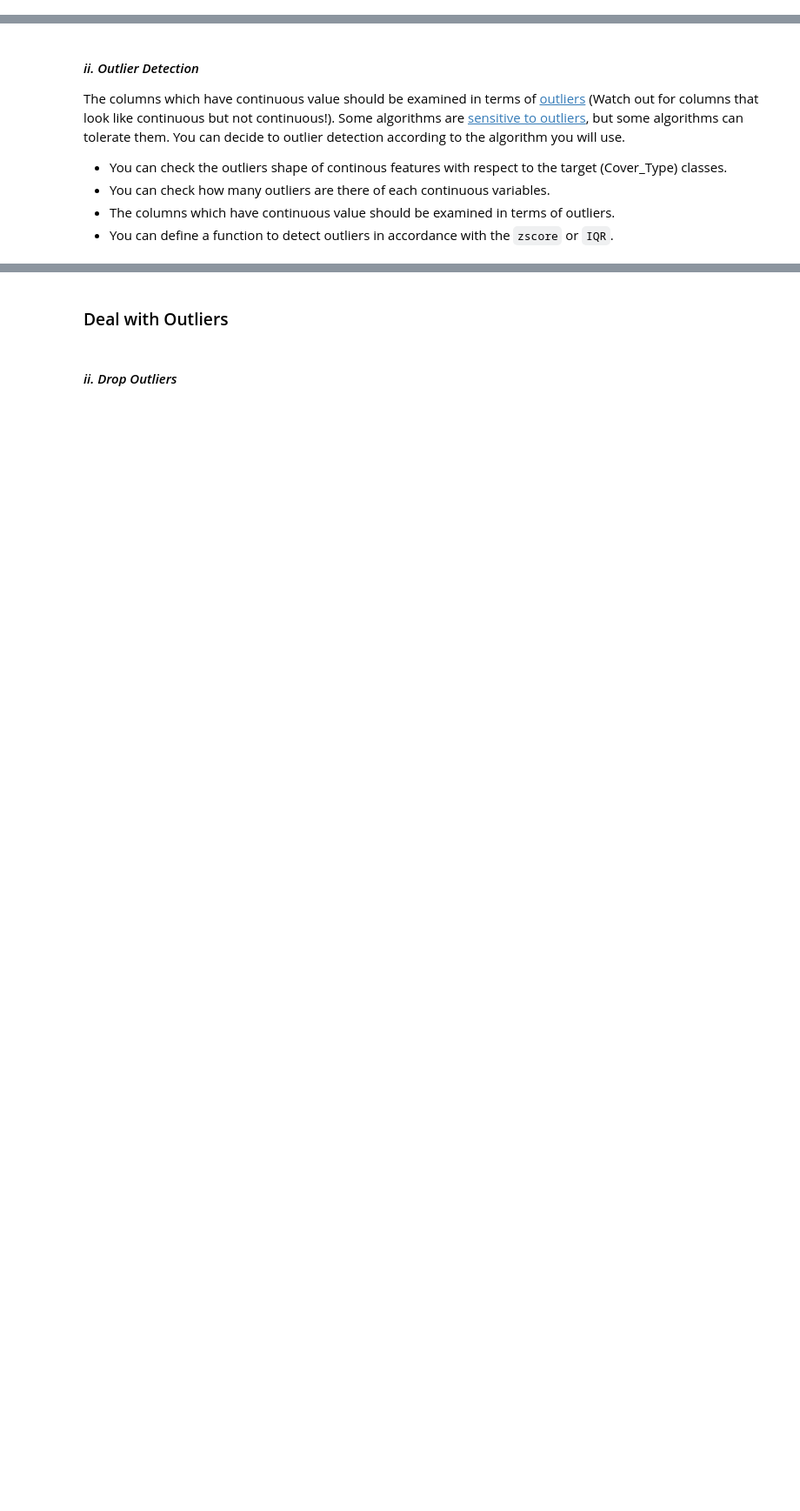
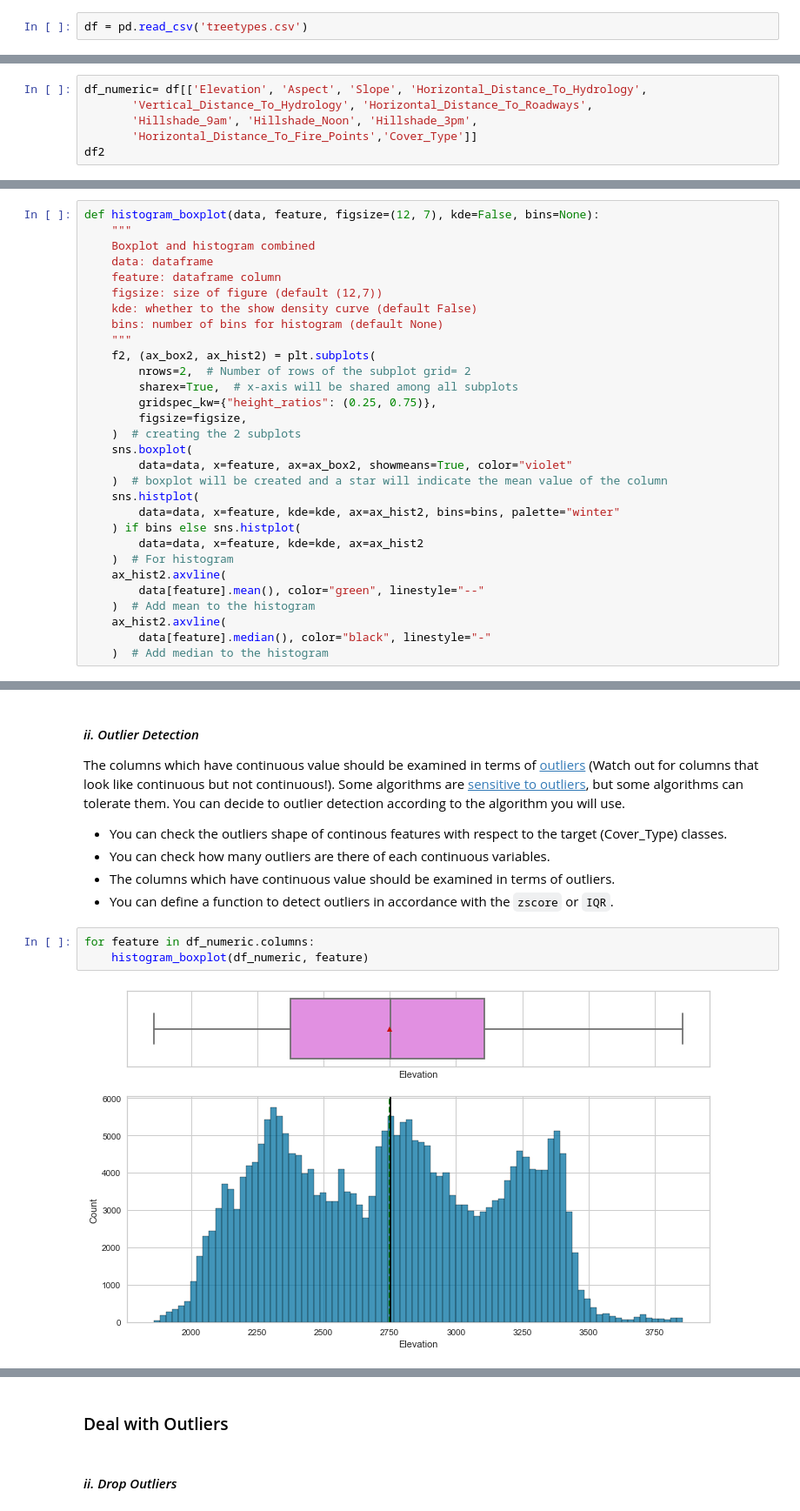
Before and after one commit to yasir5008/DS_-_ITF_Just_Working_Directory, a Jupyter notebook: ML/assignments/Tree_Types_Prediction_Classification_student.ipynb, the cells around one changed output, grey strips where cells are left out. Shown: that part at 87% size. Cells and saved outputs as stored; diff of their text form; blank space fills up the shorter version.

```diff
--- a/ML/assignments/Tree_Types_Prediction_Classification_student.ipynb
+++ b/ML/assignments/Tree_Types_Prediction_Classification_student.ipynb
@@ -86,5 +105,7 @@ Besides Numpy and Pandas, you need to import the necessary modules for data visu
 # %% [markdown]
 #### *ii. Load Dataset*
+# %%
+df = pd.read_csv('treetypes.csv')
 # %% [markdown]
 #### *iii. Explore Data*
 - Focus on numerical and categorical data
@@ -96,0 +168,6 @@ Besides Numpy and Pandas, you need to import the necessary modules for data visu
+# %%
+df_numeric= df[['Elevation', 'Aspect', 'Slope', 'Horizontal_Distance_To_Hydrology',
+       'Vertical_Distance_To_Hydrology', 'Horizontal_Distance_To_Roadways',
+       'Hillshade_9am', 'Hillshade_Noon', 'Hillshade_3pm',
+       'Horizontal_Distance_To_Fire_Points','Cover_Type']]
+df2
@@ -96,0 +207,30 @@ Besides Numpy and Pandas, you need to import the necessary modules for data visu
+# %%
+def histogram_boxplot(data, feature, figsize=(12, 7), kde=False, bins=None):
+    """
+    Boxplot and histogram combined
+    data: dataframe
+    feature: dataframe column
+    figsize: size of figure (default (12,7))
+    kde: whether to the show density curve (default False)
+    bins: number of bins for histogram (default None)
+    """
+    f2, (ax_box2, ax_hist2) = plt.subplots(
+        nrows=2,  # Number of rows of the subplot grid= 2
+        sharex=True,  # x-axis will be shared among all subplots
+        gridspec_kw={"height_ratios": (0.25, 0.75)},
+        figsize=figsize,
+    )  # creating the 2 subplots
+    sns.boxplot(
+        data=data, x=feature, ax=ax_box2, showmeans=True, color="violet"
+    )  # boxplot will be created and a star will indicate the mean value of the column
+    sns.histplot(
+        data=data, x=feature, kde=kde, ax=ax_hist2, bins=bins, palette="winter"
+    ) if bins else sns.histplot(
+        data=data, x=feature, kde=kde, ax=ax_hist2
+    )  # For histogram
+    ax_hist2.axvline(
+        data[feature].mean(), color="green", linestyle="--"
+    )  # Add mean to the histogram
+    ax_hist2.axvline(
+        data[feature].median(), color="black", linestyle="-"
+    )  # Add median to the histogram
@@ -111,3 +259,8 @@ The columns which have continuous value should be examined in terms of [outliers
 - You can check how many outliers are there of each continuous variables.
 - The columns which have continuous value should be examined in terms of outliers.
 - You can define a function to detect outliers in accordance with the ``zscore`` or ``IQR``.
+# %%
+for feature in df_numeric.columns:
+    histogram_boxplot(df_numeric, feature)
+# %% [output]
+[figure, added]
```
Also changed, not shown: parts of 20 cells of this notebook.
